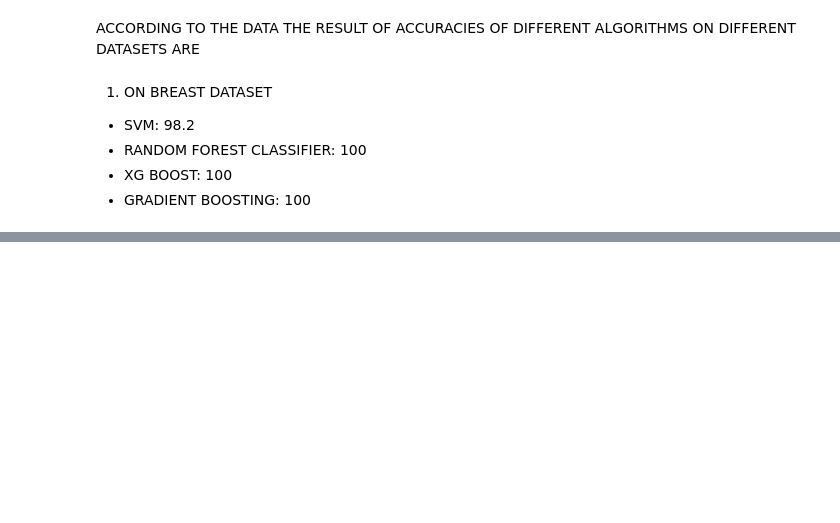
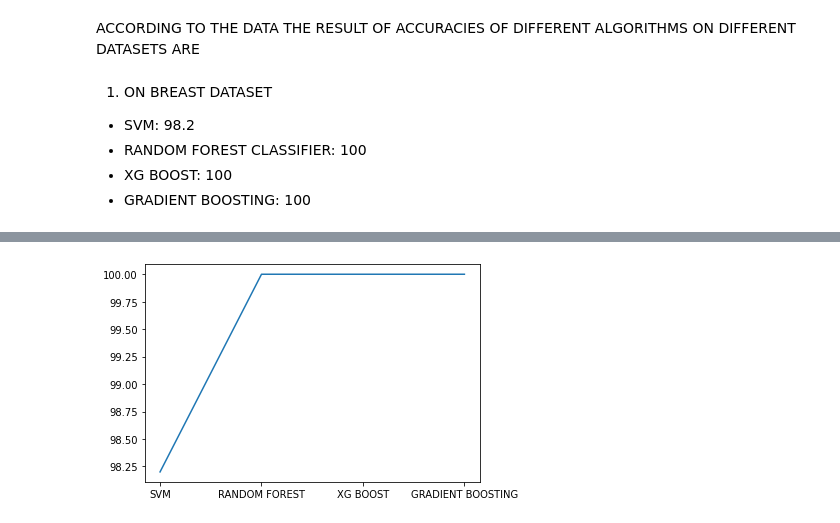
Before and after one commit to somyamangla/CANCER-PREDICTION, a Jupyter notebook: comparison.ipynb, the cells around one changed output, grey strips where cells are left out. Cells and saved outputs as stored; diff of their text form; code cells hidden in the pictures; blank space fills up the shorter version.

```diff
--- a/comparison.ipynb
+++ b/comparison.ipynb
@@ -52,0 +53,6 @@ plt.show()
+# %%
+fig, ax = plt.subplots()
+ax.plot(models, breast_data, label="breast_data")
+plt.show()
+# %% [output]
+[figure, added]
```
Also changed, not shown: parts of 8 cells of this notebook.
